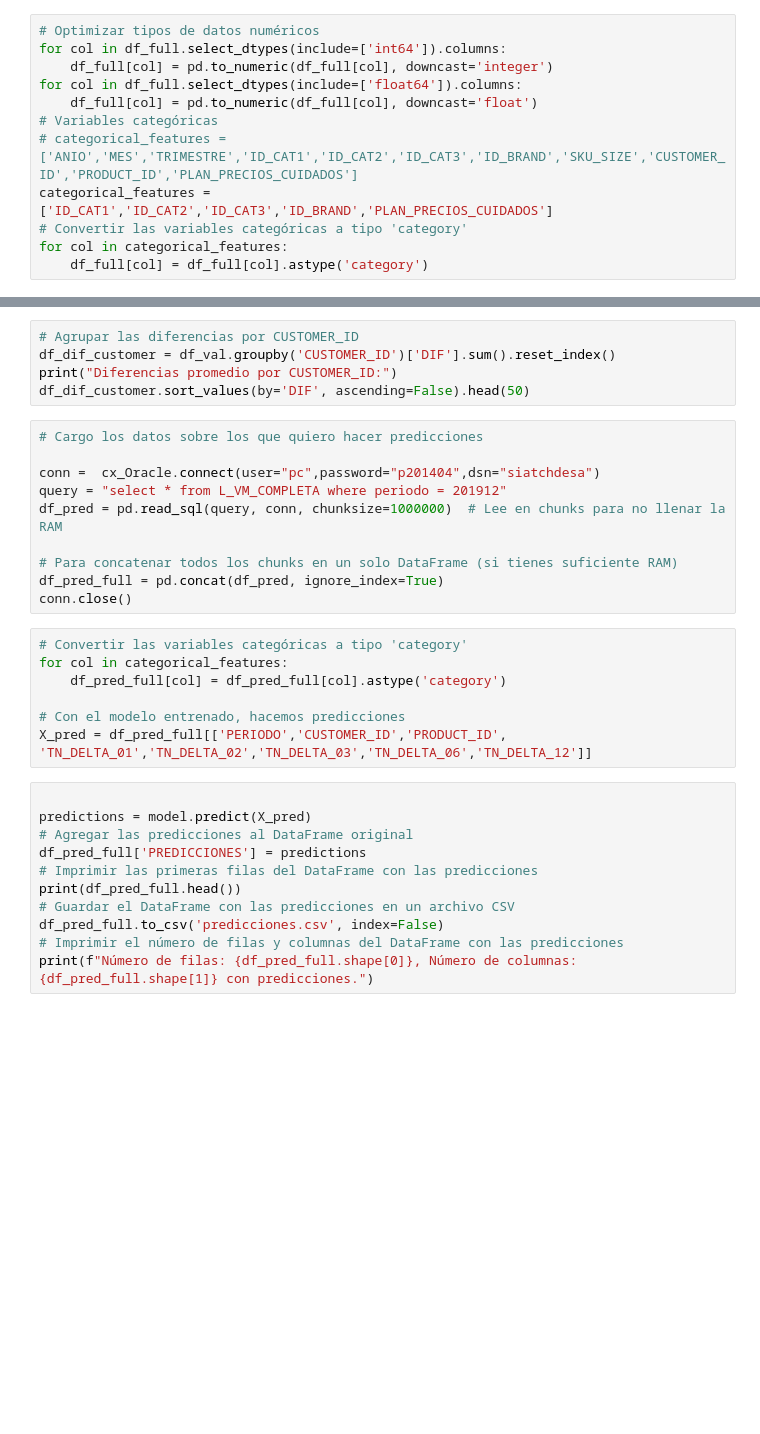
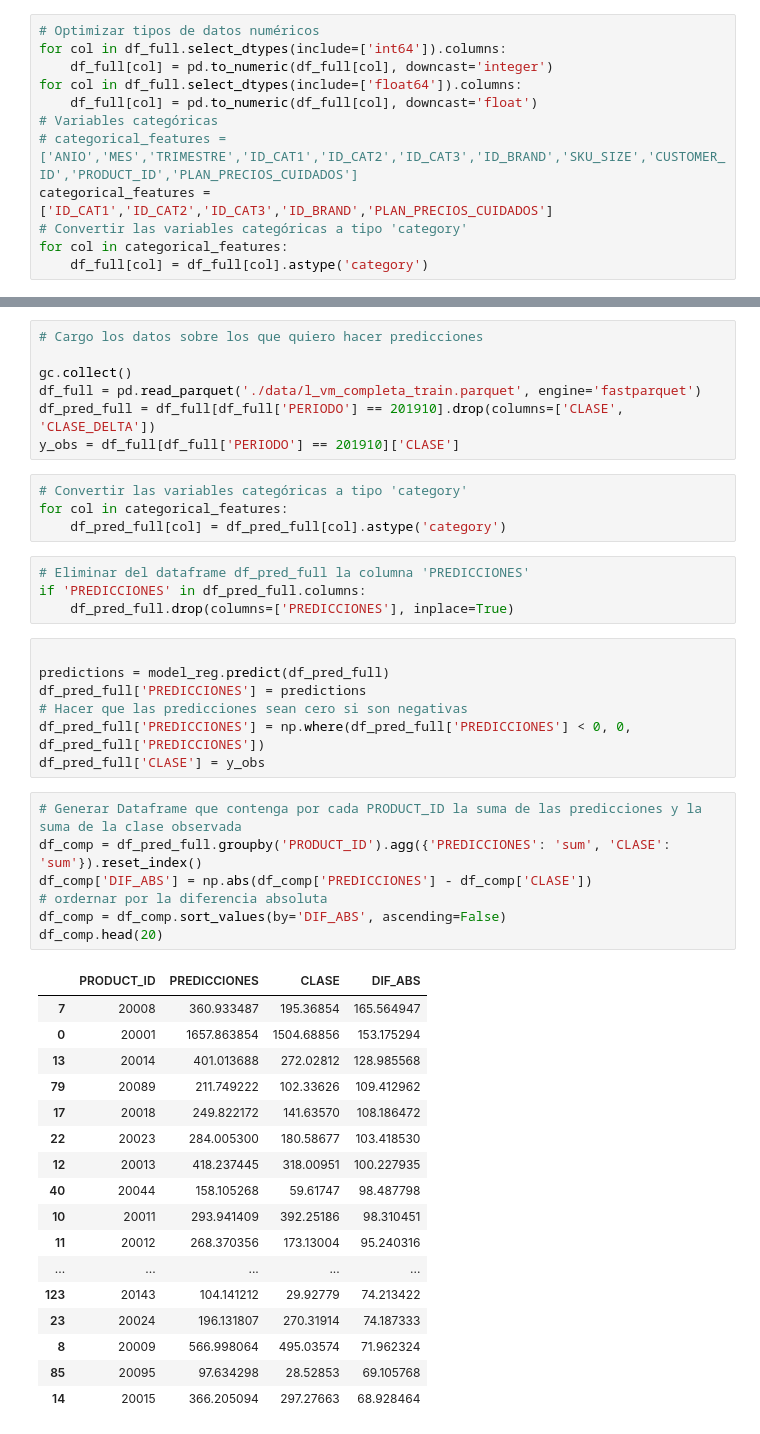
Before and after one commit to plcablinski/labo3-2025v, a Jupyter notebook: train_parquet_lgbm_clasificación_prediccion.ipynb, the cells around one changed output, grey strips where cells are left out. Drawn from its saved outputs; the diff is of its cells as text; blank space fills up the shorter version.

```diff
--- a/train_parquet_lgbm_clasificación_prediccion.ipynb
+++ b/train_parquet_lgbm_clasificación_prediccion.ipynb
@@ -238,34 +219,47 @@ df_dif_product.sort_values(by='DIF', ascending=False).head(50)
-# %%
-# Agrupar las diferencias por CUSTOMER_ID
-df_dif_customer = df_val.groupby('CUSTOMER_ID')['DIF'].sum().reset_index()
-print("Diferencias promedio por CUSTOMER_ID:")
-df_dif_customer.sort_values(by='DIF', ascending=False).head(50)
 # %%
 # Cargo los datos sobre los que quiero hacer predicciones
 
-conn =  cx_Oracle.connect(user="pc",password="p201404",dsn="siatchdesa")
-query = "select * from L_VM_COMPLETA where periodo = 201912"
-df_pred = pd.read_sql(query, conn, chunksize=1000000)  # Lee en chunks para no llenar la RAM
-
-# Para concatenar todos los chunks en un solo DataFrame (si tienes suficiente RAM)
-df_pred_full = pd.concat(df_pred, ignore_index=True)
-conn.close()
+gc.collect()
+df_full = pd.read_parquet('./data/l_vm_completa_train.parquet', engine='fastparquet')
+df_pred_full = df_full[df_full['PERIODO'] == 201910].drop(columns=['CLASE', 'CLASE_DELTA'])
+y_obs = df_full[df_full['PERIODO'] == 201910]['CLASE']
 # %%
 # Convertir las variables categóricas a tipo 'category'
 for col in categorical_features:
     df_pred_full[col] = df_pred_full[col].astype('category')
-
-# Con el modelo entrenado, hacemos predicciones
-X_pred = df_pred_full[['PERIODO','CUSTOMER_ID','PRODUCT_ID',
-'TN_DELTA_01','TN_DELTA_02','TN_DELTA_03','TN_DELTA_06','TN_DELTA_12']]
+# %%
+# Eliminar del dataframe df_pred_full la columna 'PREDICCIONES'
+if 'PREDICCIONES' in df_pred_full.columns:
+    df_pred_full.drop(columns=['PREDICCIONES'], inplace=True)
 # %%
 
-predictions = model.predict(X_pred)
-# Agregar las predicciones al DataFrame original
+predictions = model_reg.predict(df_pred_full)
 df_pred_full['PREDICCIONES'] = predictions
-# Imprimir las primeras filas del DataFrame con las predicciones
-print(df_pred_full.head())
-# Guardar el DataFrame con las predicciones en un archivo CSV
-df_pred_full.to_csv('predicciones.csv', index=False)
-# Imprimir el número de filas y columnas del DataFrame con las predicciones
-print(f"Número de filas: {df_pred_full.shape[0]}, Número de columnas: {df_pred_full.shape[1]} con predicciones.")
+# Hacer que las predicciones sean cero si son negativas
+df_pred_full['PREDICCIONES'] = np.where(df_pred_full['PREDICCIONES'] < 0, 0, df_pred_full['PREDICCIONES'])
+df_pred_full['CLASE'] = y_obs
+# %%
+# Generar Dataframe que contenga por cada PRODUCT_ID la suma de las predicciones y la suma de la clase observada
+df_comp = df_pred_full.groupby('PRODUCT_ID').agg({'PREDICCIONES': 'sum', 'CLASE': 'sum'}).reset_index()
+df_comp['DIF_ABS'] = np.abs(df_comp['PREDICCIONES'] - df_comp['CLASE'])
+# ordernar por la diferencia absoluta
+df_comp = df_comp.sort_values(by='DIF_ABS', ascending=False)
+df_comp.head(20)
+# %% [output]
+|  | PRODUCT_ID | PREDICCIONES | CLASE | DIF_ABS |
+| 7 | 20008 | 360.933487 | 195.36854 | 165.564947 |
+| 0 | 20001 | 1657.863854 | 1504.68856 | 153.175294 |
+| 13 | 20014 | 401.013688 | 272.02812 | 128.985568 |
+| 79 | 20089 | 211.749222 | 102.33626 | 109.412962 |
+| 17 | 20018 | 249.822172 | 141.63570 | 108.186472 |
+| 22 | 20023 | 284.005300 | 180.58677 | 103.418530 |
+| 12 | 20013 | 418.237445 | 318.00951 | 100.227935 |
+| 40 | 20044 | 158.105268 | 59.61747 | 98.487798 |
+| 10 | 20011 | 293.941409 | 392.25186 | 98.310451 |
+| 11 | 20012 | 268.370356 | 173.13004 | 95.240316 |
+| ... | ... | ... | ... | ... |
+| 123 | 20143 | 104.141212 | 29.92779 | 74.213422 |
+| 23 | 20024 | 196.131807 | 270.31914 | 74.187333 |
+| 8 | 20009 | 566.998064 | 495.03574 | 71.962324 |
+| 85 | 20095 | 97.634298 | 28.52853 | 69.105768 |
+| 14 | 20015 | 366.205094 | 297.27663 | 68.928464 |
```
Also changed, not shown: parts of 13 cells of this notebook, 2 other files.
